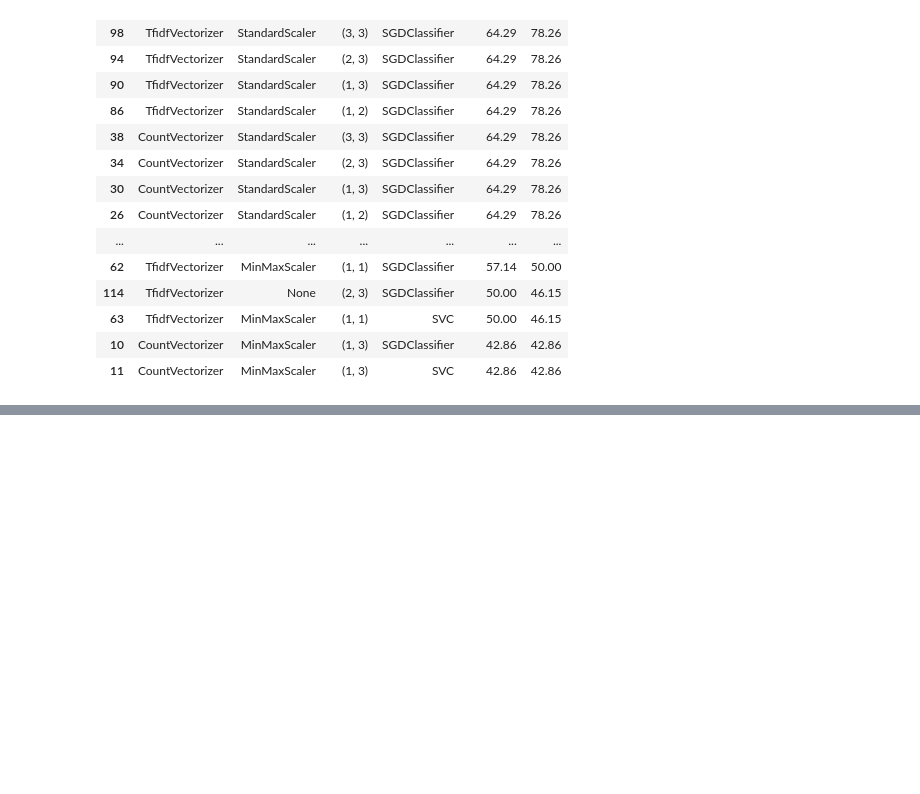
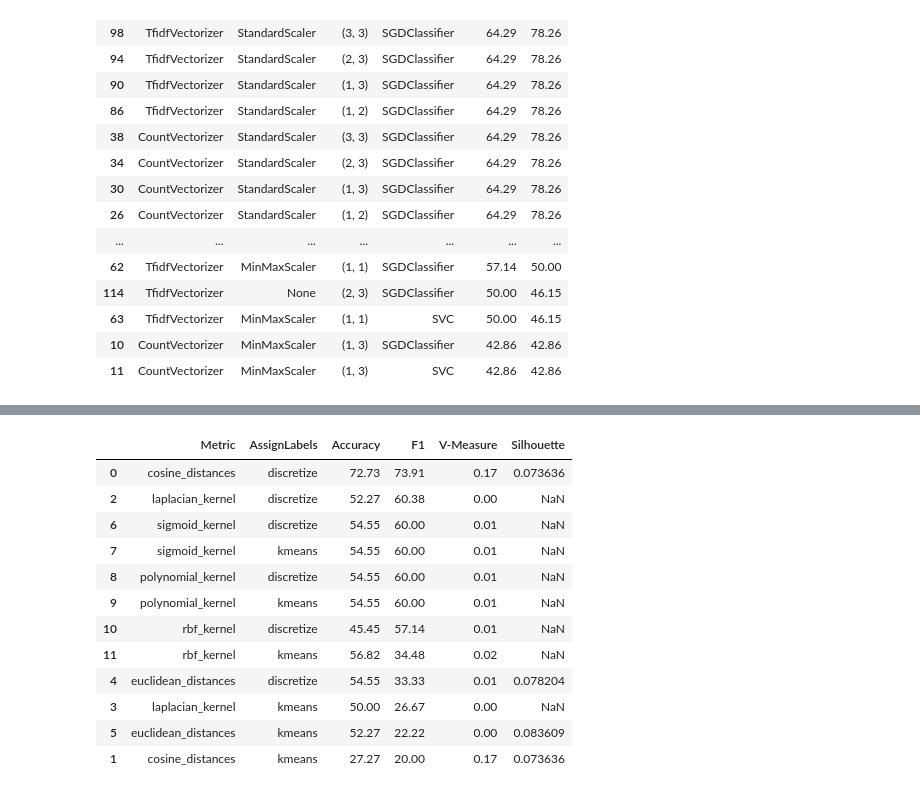
Before and after one commit to rdenadai/Covid19-Twitter-Tracker, a Jupyter notebook: code/src/notebook/AvaliacaoAlgoritmosClassificacaoMensagens.ipynb, the cells around one changed output, grey strips where cells are left out. Cells and saved outputs as stored; diff of their text form; code cells hidden in the pictures; blank space fills up the shorter version.

```diff
--- a/code/src/notebook/AvaliacaoAlgoritmosClassificacaoMensagens.ipynb
+++ b/code/src/notebook/AvaliacaoAlgoritmosClassificacaoMensagens.ipynb
@@ -287,0 +374,10 @@ plt.show()
+# %%
+from gensim.models import Doc2Vec
+
+d2v = Doc2Vec.load(f"{os.getcwd()}/../ai/models/d2v.model")
+# %%
+n_textos = []
+for texto in textos:
+    doc_vec = d2v.infer_vector(texto[0].split(), epochs=500)
+    n_textos.append(doc_vec)
+n_textos = np.asarray(n_textos)
@@ -287,0 +425,19 @@ plt.show()
+# %%
+columns = ["Metric", "AssignLabels", "Accuracy", "F1", "V-Measure", "Silhouette"]
+df = pd.DataFrame(validacoes, columns=columns)
+df = df.sort_values(by=["F1", "Accuracy", "V-Measure", "Silhouette", "Metric"], ascending=False)
+df.head(25)
+# %% [output]
+|  | Metric | AssignLabels | Accuracy | F1 | V-Measure | Silhouette |
+| 0 | cosine_distances | discretize | 72.73 | 73.91 | 0.17 | 0.073636 |
+| 2 | laplacian_kernel | discretize | 52.27 | 60.38 | 0.00 | NaN |
+| 6 | sigmoid_kernel | discretize | 54.55 | 60.00 | 0.01 | NaN |
+| 7 | sigmoid_kernel | kmeans | 54.55 | 60.00 | 0.01 | NaN |
+| 8 | polynomial_kernel | discretize | 54.55 | 60.00 | 0.01 | NaN |
+| 9 | polynomial_kernel | kmeans | 54.55 | 60.00 | 0.01 | NaN |
+| 10 | rbf_kernel | discretize | 45.45 | 57.14 | 0.01 | NaN |
+| 11 | rbf_kernel | kmeans | 56.82 | 34.48 | 0.02 | NaN |
+| 4 | euclidean_distances | discretize | 54.55 | 33.33 | 0.01 | 0.078204 |
+| 3 | laplacian_kernel | kmeans | 50.00 | 26.67 | 0.00 | NaN |
+| 5 | euclidean_distances | kmeans | 52.27 | 22.22 | 0.00 | 0.083609 |
+| 1 | cosine_distances | kmeans | 27.27 | 20.00 | 0.17 | 0.073636 |
```
Also changed, not shown: parts of 8 cells of this notebook, 4 other files.
